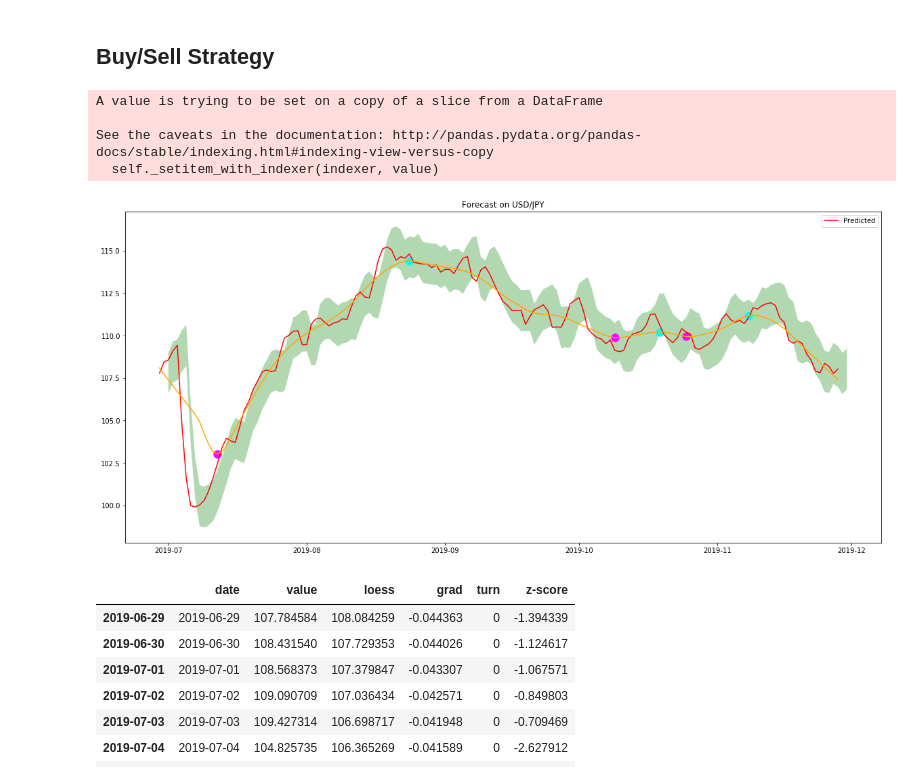
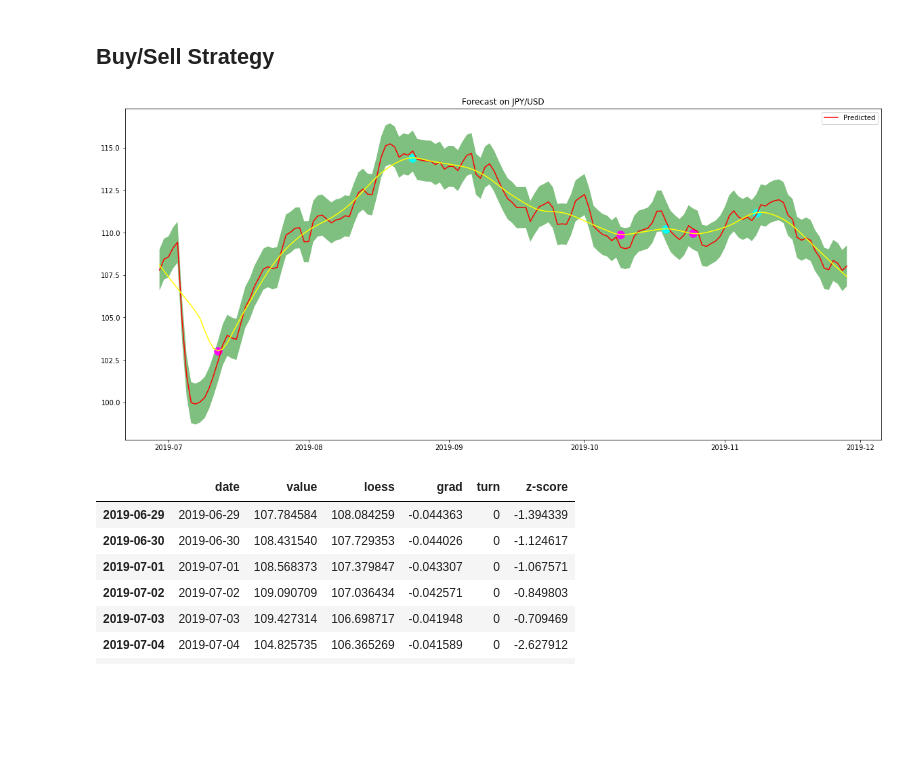
Before and after one commit to Soundpulse/UBS-Ideas, a Jupyter notebook: UBS Model - Hedging.ipynb, the cells around one changed output. Saved outputs shown, nothing was run; the diff lists cells and outputs as text; code cells hidden in the pictures; blank space fills up the shorter version.

```diff
--- a/UBS Model - Hedging.ipynb
+++ b/UBS Model - Hedging.ipynb
@@ -163,39 +163,37 @@ To register the converters:
 # %%
 plt.figure(figsize=(20,9))
 plt.plot(pred, label='Predicted', color='red')
-plt.fill_between(date_range, predint_xminus, predint_xplus, facecolor='green', alpha=0.3)
+
+plt.fill_between(date_range-2, predint_xminus, predint_xplus, facecolor='green', alpha=0.5)
 plt.legend(loc='best')
-plt.title("Forecast on USD/JPY")
+plt.title("Forecast on JPY/USD")
 
 pred_data = pd.DataFrame(pred.index, columns = ['date'], index=pred.index)
 pred_data['value'] = pred.values
 
 loess = lowess(pred_data['value'], pred_data.index, frac=0.15)
 pred_data['loess'] = [row[1] for row in loess]
-plt.plot(pred_data['loess'], label='LOESS', color='orange')
+plt.plot(pred_data['loess'], label='LOESS', color='yellow')
 
 pred_data['grad'] = np.gradient(pred_data['loess'], 8)
 pred_data['turn'] = 0
 
 f = pred_data.index.freq
 
+# Store Max/Min
 for i in pred_data.index:
     if i < pd.to_datetime('2019-11-28'):
         if pred_data['grad'].loc[i] >= 0 and pred_data['grad'].loc[i+ f] <= 0:
             pred_data['turn'].loc[i] = 1
         elif pred_data['grad'].loc[i] <= 0 and pred_data['grad'].loc[i+ f] >= 0:
             pred_data['turn'].loc[i] = 2
 
 for i in pred_data.index:
     if (pred_data['turn'].loc[i] == 1):
         plt.scatter(i, pred_data['loess'].loc[i], color='cyan', s=130)
     elif (pred_data['turn'].loc[i] == 2):
         plt.scatter(i, pred_data['loess'].loc[i], color='magenta', s=130)
 plt.show()
 # %% [output]
-A value is trying to be set on a copy of a slice from a DataFrame
-
-See the caveats in the documentation: http://pandas.pydata.org/pandas-docs/stable/indexing.html#indexing-view-versus-copy
-  self._setitem_with_indexer(indexer, value)
-[figure, old version]
+[figure, new version]
 # %%
```
Also changed, not shown: parts of 6 cells of this notebook, 4 other files.
